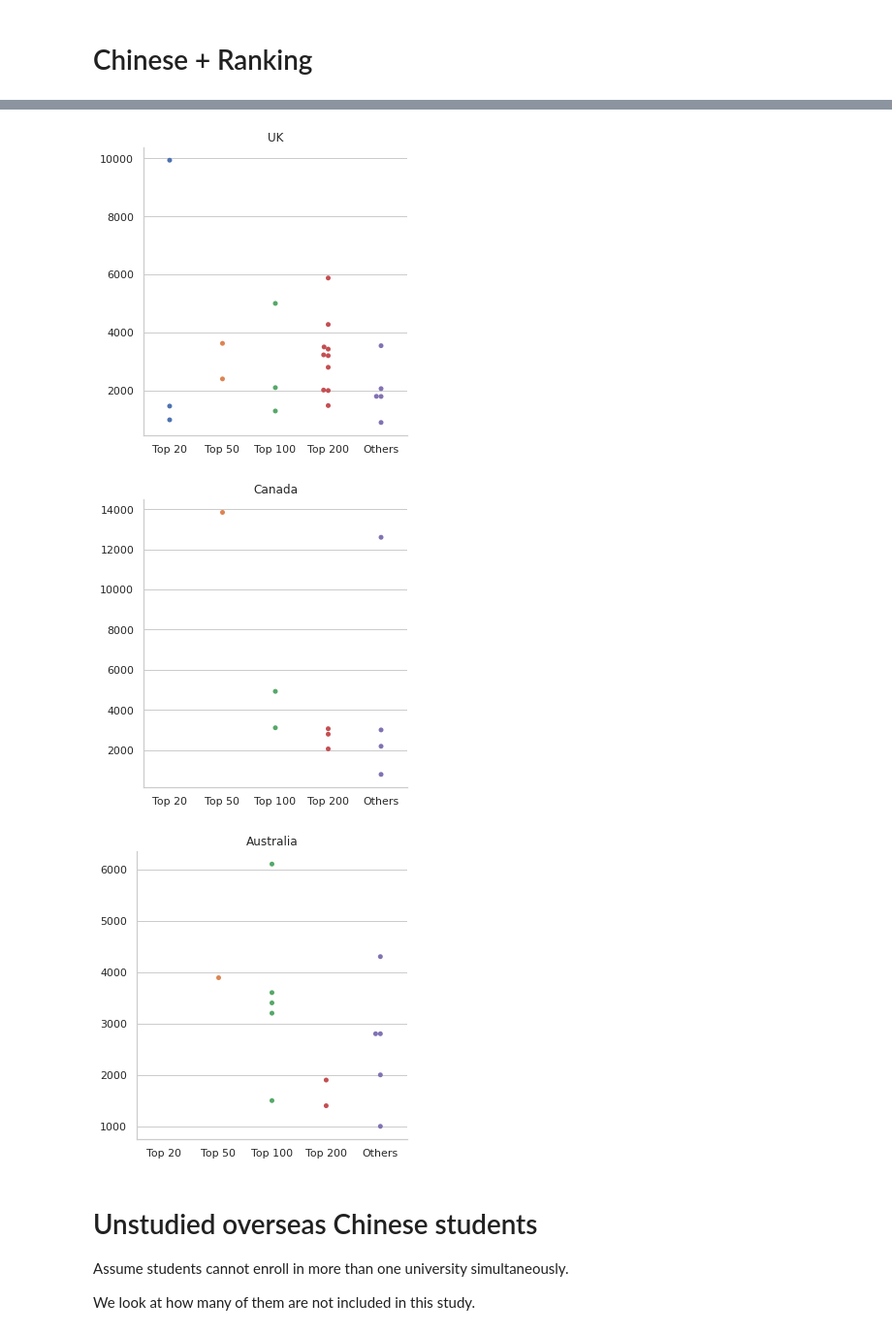
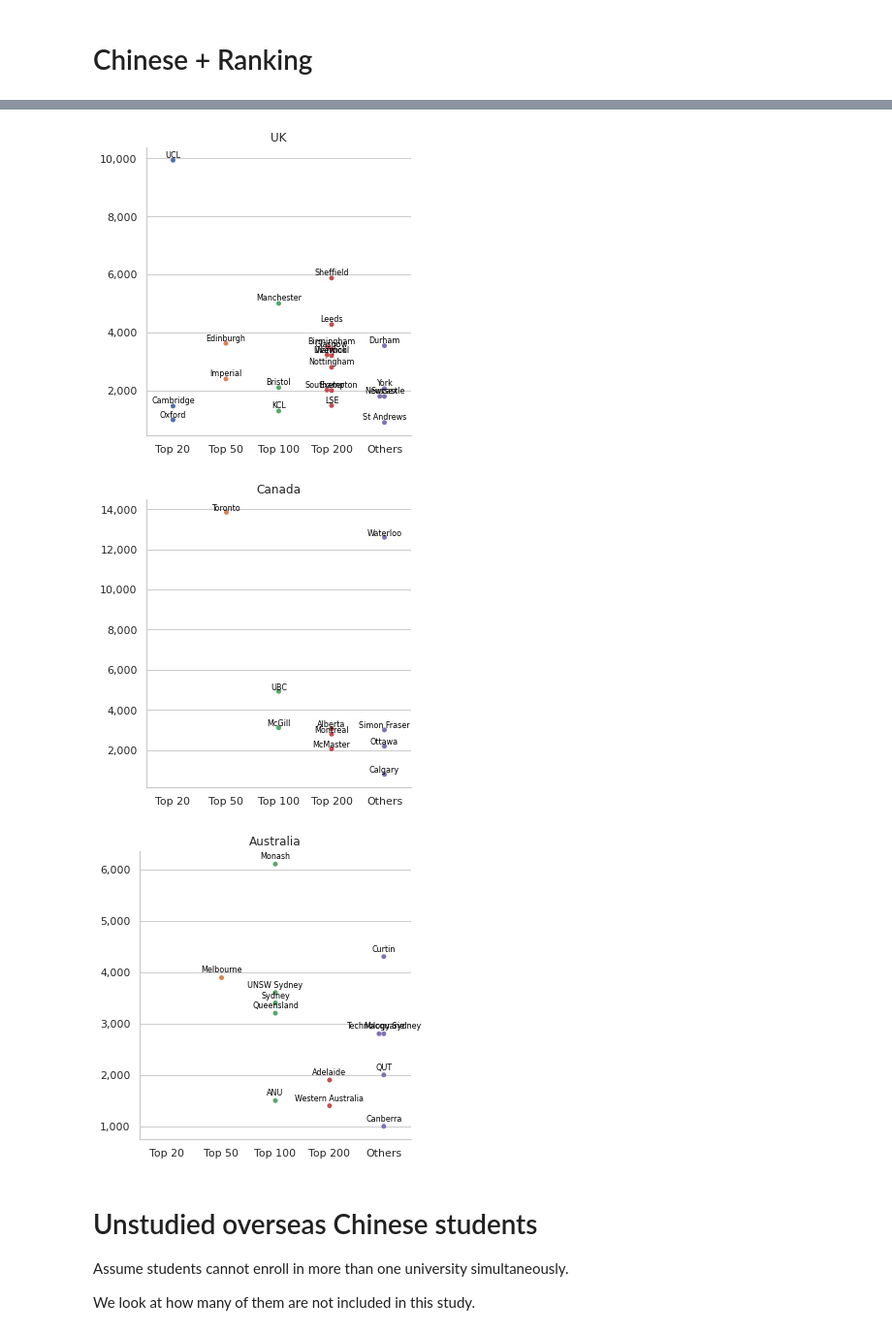
Before and after one commit to AndyYFTao/EA-CLTP-DataAnalysis, a Jupyter notebook: CLTP Guidance Program Data Analysis.ipynb, the cells around one changed output, grey strips where cells are left out. Shown at 97% size. Drawn from its saved outputs; the diff is of its cells as text; code cells hidden in the pictures.

```diff
--- a/CLTP Guidance Program Data Analysis.ipynb
+++ b/CLTP Guidance Program Data Analysis.ipynb
@@ -97,7 +98,9 @@ g = sns.barplot(x=x, y=y, palette="rocket")
 plt.ylabel("Overseas Chinese student number")
 plt.xlabel("University")
 plt.xticks(rotation=30)
+g.axes.get_yaxis().set_major_formatter(
+    matplotlib.ticker.FuncFormatter(lambda x, p: format(int(x), ',')))
 
 for i, v in enumerate(y):
-    g.text(i, v+1, str(v), color='black', ha='center')
+    g.text(i, v+1, format(v, ','), color='black', ha='center')
 # %% [output]
@@ -105,6 +108,6 @@ for i, v in enumerate(y):
 # %%
 f, axes = plt.subplots(2, 2, figsize=(10,6))
-f.tight_layout(pad=3.0)
+f.tight_layout(pad=2.5)
 
 plt.suptitle("Top 5 universities with the most overseas Chinese students in each country", fontsize=10)
 
@@ -123,14 +126,16 @@ for id, country in enumerate(country_list):
   axes[id // 2, id % 2].tick_params(labelsize=8)
   axes[id // 2, id % 2].set_ylabel('')
   axes[id // 2, id % 2].set_xlabel('')
+  axes[id // 2, id % 2].get_yaxis().set_major_formatter(matplotlib.ticker.FuncFormatter(lambda x, p: format(int(x), ',')))
 
 
   for i, v in enumerate(y):
-      g.text(i, v+1, str(v), color='black', ha='center', fontsize=8)
-
+      g.text(i, v+1, format(v, ','), color='black', ha='center', fontsize=8)
+'''
 # To add a common y label
 sns.set_style('white')
 f.add_subplot(111, frame_on=False)
 plt.tick_params(labelcolor="none", bottom=False, left=False)
 plt.ylabel("Overseas Chinese student number", fontsize=10)
+'''
 # %% [output]
@@ -161,7 +167,9 @@ g = sns.barplot(x=x, y=y, palette="vlag")
 plt.ylabel("Domestic Chinese student number")
 plt.xlabel("University")
 plt.xticks(rotation=30)
+g.axes.get_yaxis().set_major_formatter(
+    matplotlib.ticker.FuncFormatter(lambda x, p: format(int(x), ',')))
 
 for i, v in enumerate(y):
-    g.text(i, v+1, str(v), color='black', ha='center')
+    g.text(i, v+1, format(v, ','), color='black', ha='center')
 # %% [output]
@@ -187,14 +195,17 @@ for id, country in enumerate(country_list):
   axes[id // 2, id % 2].tick_params(labelsize=8)
   axes[id // 2, id % 2].set_ylabel('')
   axes[id // 2, id % 2].set_xlabel('')
+  axes[id // 2, id % 2].get_yaxis().set_major_formatter(
+    matplotlib.ticker.FuncFormatter(lambda x, p: format(int(x), ',')))
 
 
   for i, v in enumerate(y):
-      g.text(i, v+1, str(v), color='black', ha='center', fontsize=8)
-
+      g.text(i, v+1, format(v, ','), color='black', ha='center', fontsize=8)
+'''
 # To add a common y label
 sns.set_style('white')
 f.add_subplot(111, frame_on=False)
 plt.tick_params(labelcolor="none", bottom=False, left=False)
 plt.ylabel("Domestic Chinese student number", fontsize=10)
+'''
 # %% [output]
@@ -288,12 +300,22 @@ for id, country in enumerate(country_list):
   # Categorical scatter plot
   sns.set(style="whitegrid", rc={'figure.figsize':(10,6)})
 
+  temp_data = ranking[ranking['Country'] == country]
+  temp_x_order = ['Top 20', 'Top 50', 'Top 100', 'Top 200', 'Others']
+
   #sns.catplot(x="Country", y="Overseas Chinese student number", hue="Ranking class", kind="swarm", data=ranking)
-  sns.catplot(x="Ranking class", y="Overseas Chinese student number",
-              kind="swarm", data=ranking[ranking['Country'] == country],
-              order = ['Top 20', 'Top 50', 'Top 100', 'Top 200', 'Others'])
+  g = sns.catplot(x="Ranking class", y="Overseas Chinese student number",
+              kind="swarm", data=temp_data,
+              order = temp_x_order)
 
   plt.title(country)
   plt.xlabel('')
   plt.ylabel('')
+  g.axes[0][0].get_yaxis().set_major_formatter(
+    matplotlib.ticker.FuncFormatter(lambda x, p: format(int(x), ',')))
+
+  for i in range(len(temp_data.index)):
+    x_coord = temp_x_order.index(temp_data["Ranking class"].iloc[i])
+    g.axes[0][0].text(x_coord, temp_data["Overseas Chinese student number"].iloc[i]+100,
+           str(temp_data.index[i]), color='black', ha='center', fontsize=8)
 # %% [output]
@@ -301,6 +323,6 @@ for id, country in enumerate(country_list):
-[figure, old version]
+[figure, new version]
-[figure, old version]
+[figure, new version]
-[figure, old version]
+[figure, new version]
 # %% [markdown]
 # Unstudied overseas Chinese students
 
```
Also changed, not shown: parts of 8 cells of this notebook.
